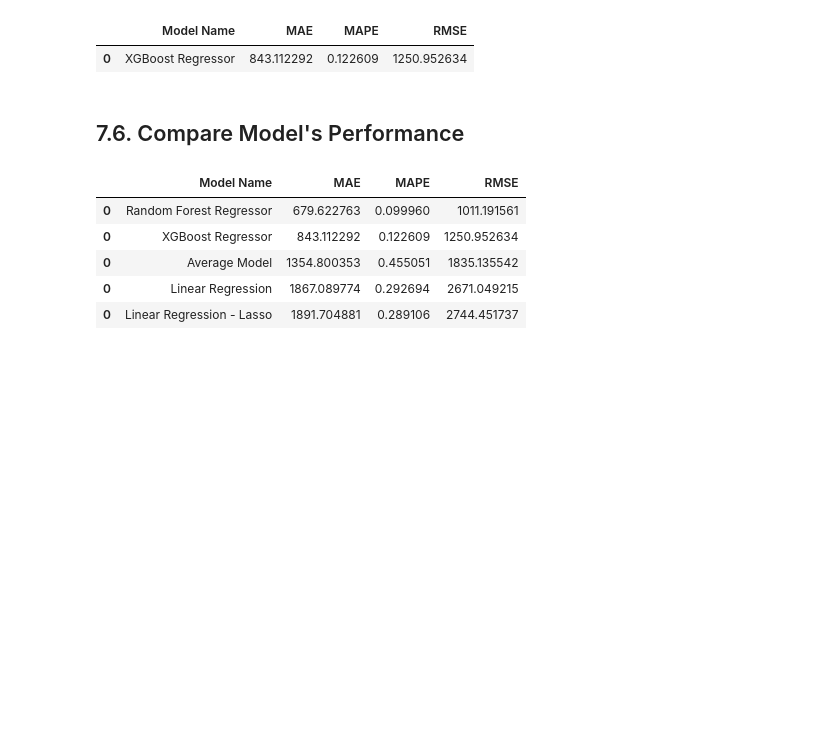
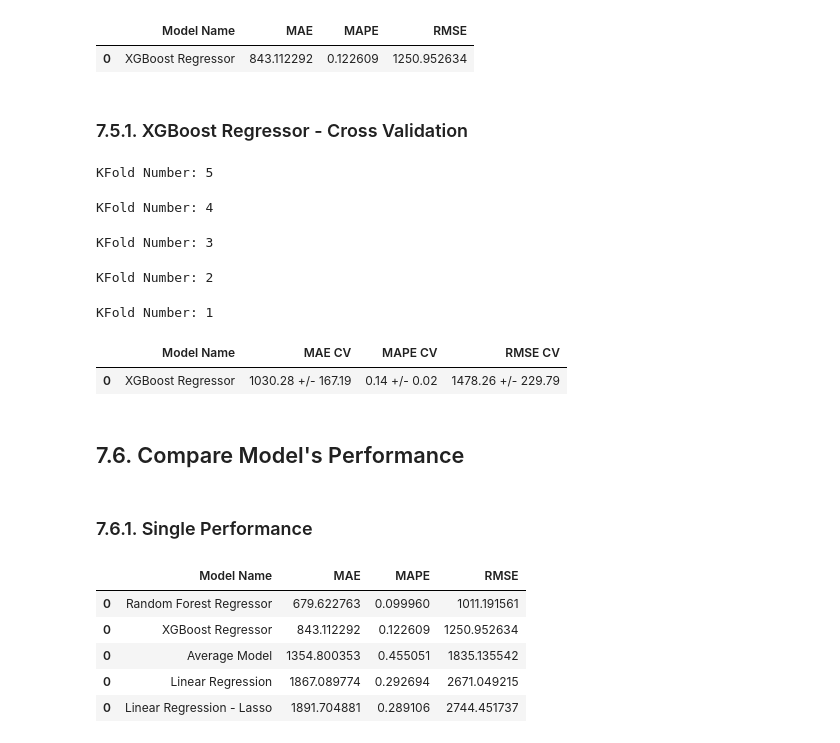
Before and after one commit to hrsJesus/DataScienceEmProducao, a Jupyter notebook: m06_v01_store_sales_prediction.ipynb, the cells around one changed output. Cells and saved outputs as stored; diff of their text form; code cells hidden in the pictures; blank space fills up the shorter version.

```diff
--- a/m06_v01_store_sales_prediction.ipynb
+++ b/m06_v01_store_sales_prediction.ipynb
@@ -1027,8 +1054,23 @@ xgb_result
 # %% [output]
 |  | Model Name | MAE | MAPE | RMSE |
 | 0 | XGBoost Regressor | 843.112292 | 0.122609 | 1250.952634 |
+# %% [markdown]
+### 7.5.1. XGBoost Regressor - Cross Validation
+# %%
+xgb_result_cv = cross_validation( x_training, 5, 'XGBoost Regressor', model_xgb, verbose=True )
+xgb_result_cv
+# %% [output]
+KFold Number: 5
+KFold Number: 4
+KFold Number: 3
+KFold Number: 2
+KFold Number: 1
+|  | Model Name | MAE CV | MAPE CV | RMSE CV |
+| 0 | XGBoost Regressor | 1030.28 +/- 167.19 | 0.14 +/- 0.02 | 1478.26 +/- 229.79 |
 # %% [markdown]
 ## 7.6. Compare Model's Performance
+# %% [markdown]
+### 7.6.1. Single Performance
 # %%
 modelling_result = pd.concat( [baseline_result, lr_result, lrr_result, rf_result, xgb_result] )
 modelling_result.sort_values( 'RMSE' )
```
Also changed, not shown: parts of 8 cells of this notebook.
